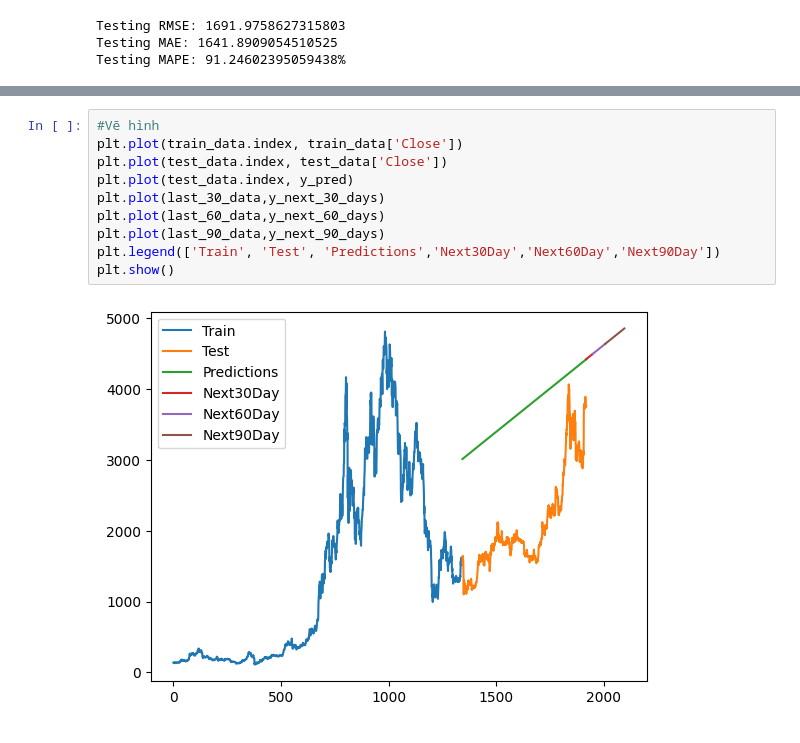
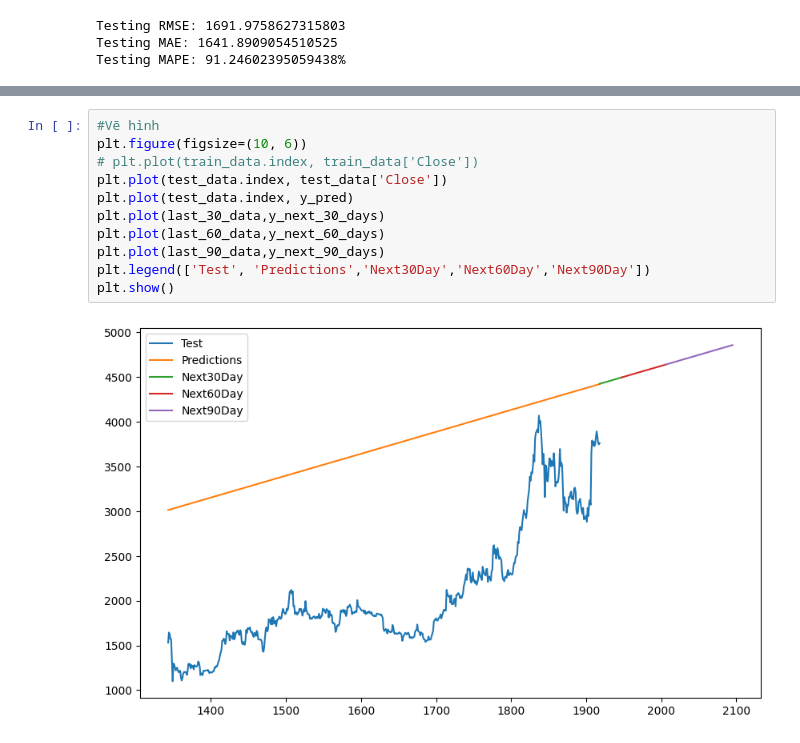
Before and after one commit to nonggfiii/IS403.O21.HTCL-Team-12, a Jupyter notebook: ETH/Linear Regression/LinearRegression_73.ipynb, the cells around one changed output, grey strips where cells are left out. Saved outputs shown, nothing was run; the diff lists cells and outputs as text.

```diff
--- a/ETH/Linear Regression/LinearRegression_73.ipynb
+++ b/ETH/Linear Regression/LinearRegression_73.ipynb
@@ -149,13 +149,14 @@ Predicted closing prices for the next 30 days:
 [90 rows x 1 columns]
 # %%
 #Vẽ hình
-plt.plot(train_data.index, train_data['Close'])
+plt.figure(figsize=(10, 6))
+# plt.plot(train_data.index, train_data['Close'])
 plt.plot(test_data.index, test_data['Close'])
 plt.plot(test_data.index, y_pred)
 plt.plot(last_30_data,y_next_30_days)
 plt.plot(last_60_data,y_next_60_days)
 plt.plot(last_90_data,y_next_90_days)
-plt.legend(['Train', 'Test', 'Predictions','Next30Day','Next60Day','Next90Day'])
+plt.legend(['Test', 'Predictions','Next30Day','Next60Day','Next90Day'])
 plt.show()
 # %% [output]
-[figure, old version]
+[figure, new version]
```
Also changed, not shown: 8 other files.
